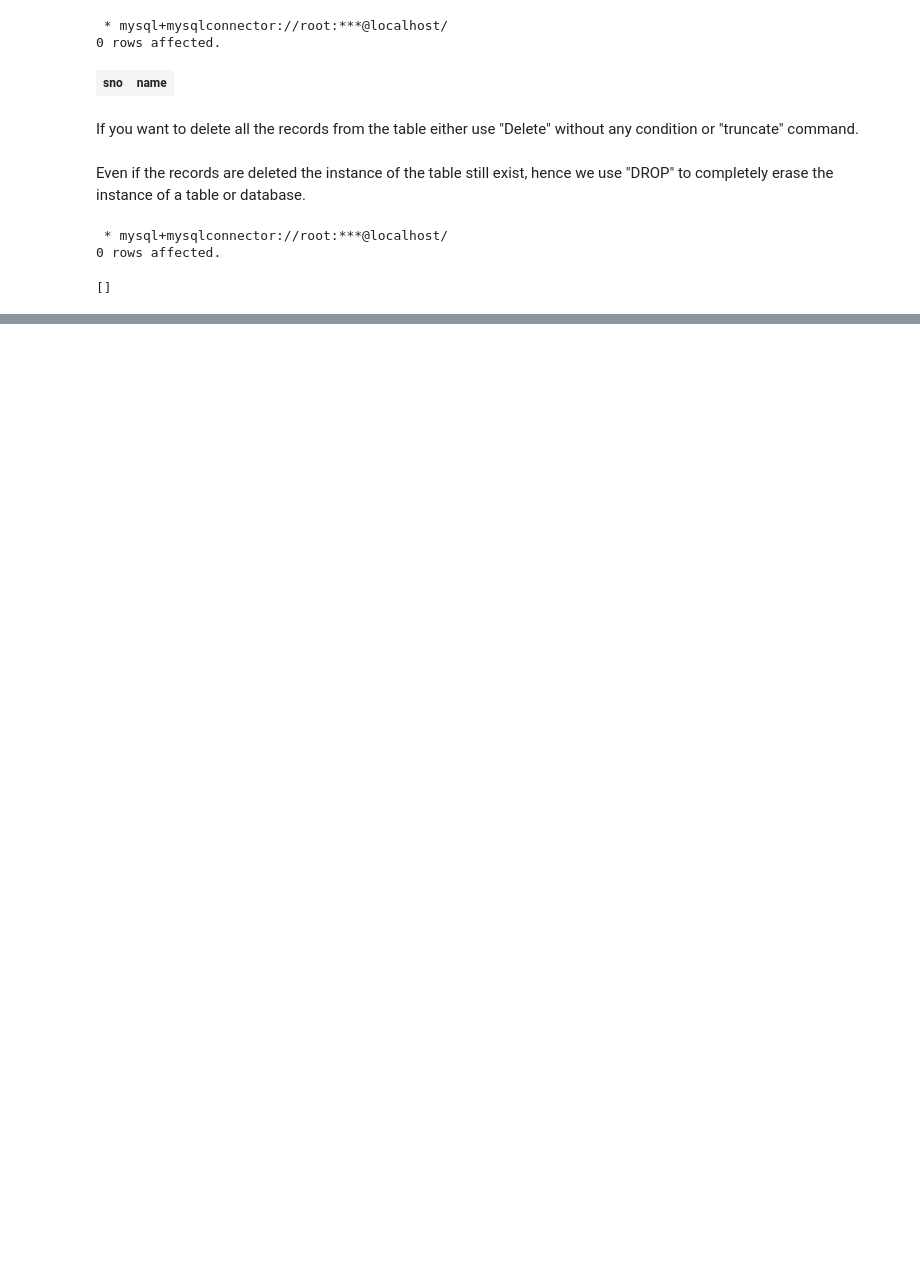
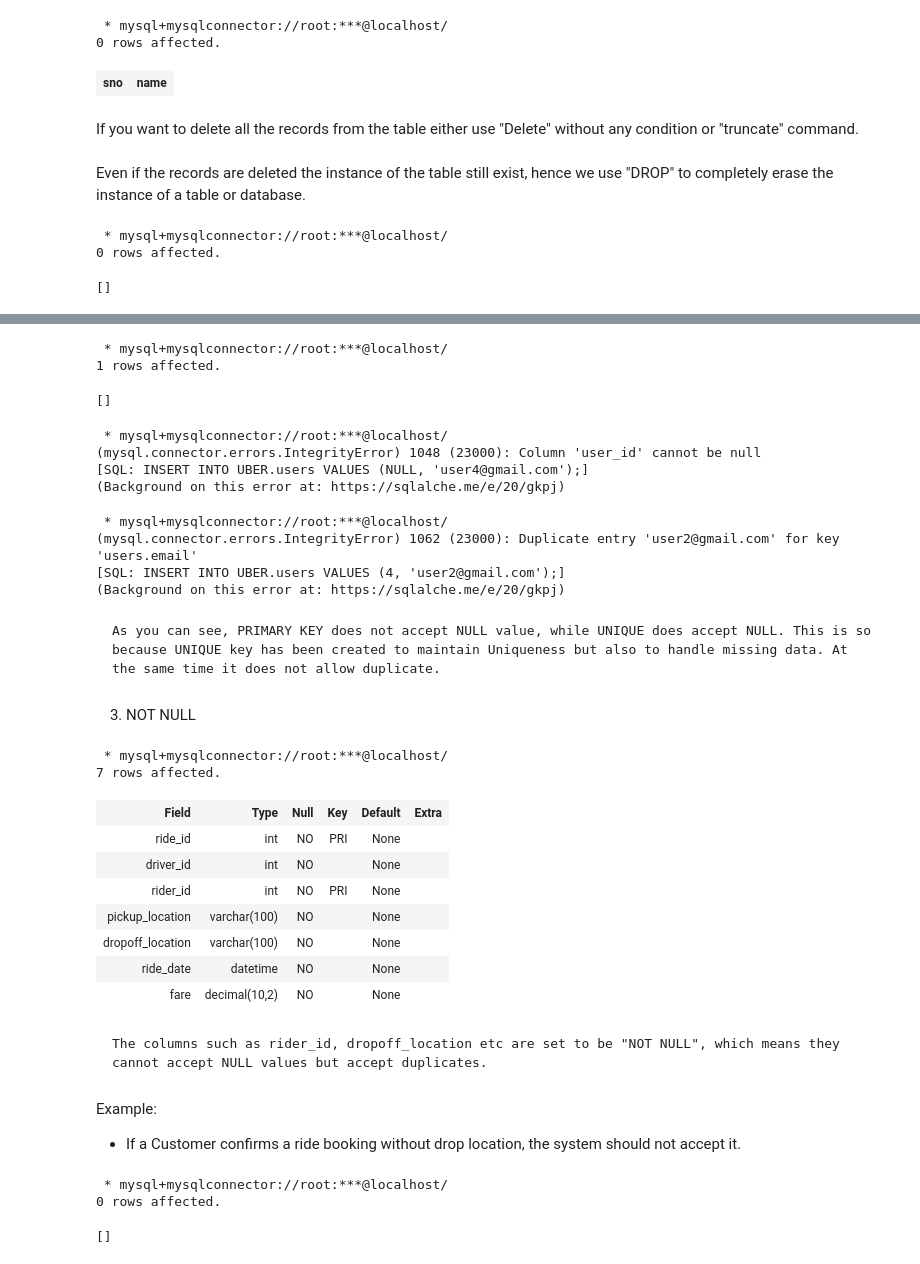
Before and after one commit to LShreeChaithanya/Solid_fundamentals_SQL, a Jupyter notebook: sql_learning.ipynb, the cells around one changed output, grey strips where cells are left out. Drawn from its saved outputs; the diff is of its cells as text; code cells hidden in the pictures; blank space fills up the shorter version.

```diff
--- a/sql_learning.ipynb
+++ b/sql_learning.ipynb
@@ -277,0 +812,57 @@ show tables;
+# %%
+%%sql
+
+INSERT INTO UBER.users VALUES (3, NULL);
+# %% [output]
+ * mysql+mysqlconnector://root:***@localhost/
+1 rows affected.
+[]
+# %%
+%%sql
+
+INSERT INTO UBER.users VALUES (NULL, 'user4@gmail.com');
+# %% [output]
+ * mysql+mysqlconnector://root:***@localhost/
+(mysql.connector.errors.IntegrityError) 1048 (23000): Column 'user_id' cannot be null
+[SQL: INSERT INTO UBER.users VALUES (NULL, 'user4@gmail.com');]
+(Background on this error at: https://sqlalche.me/e/20/gkpj)
+# %%
+%%sql
+
+INSERT INTO UBER.users VALUES (4, 'user2@gmail.com');
+# %% [output]
+ * mysql+mysqlconnector://root:***@localhost/
+(mysql.connector.errors.IntegrityError) 1062 (23000): Duplicate entry 'user2@gmail.com' for key 'users.email'
+[SQL: INSERT INTO UBER.users VALUES (4, 'user2@gmail.com');]
+(Background on this error at: https://sqlalche.me/e/20/gkpj)
+# %% [markdown]
+    As you can see, PRIMARY KEY does not accept NULL value, while UNIQUE does accept NULL. This is so because UNIQUE key has been created to maintain Uniqueness but also to handle missing data. At the same time it does not allow duplicate.
+# %% [markdown]
+3) NOT NULL
+# %%
+%%sql
+
+DESC UBER.rides;
+# %% [output]
+ * mysql+mysqlconnector://root:***@localhost/
+7 rows affected.
+| Field | Type | Null | Key | Default | Extra |
+| ride_id | int | NO | PRI | None |  |
+| driver_id | int | NO |  | None |  |
+| rider_id | int | NO | PRI | None |  |
+| pickup_location | varchar(100) | NO |  | None |  |
+| dropoff_location | varchar(100) | NO |  | None |  |
+| ride_date | datetime | NO |  | None |  |
+| fare | decimal(10,2) | NO |  | None |  |
+# %% [markdown]
+    The columns such as rider_id, dropoff_location etc are set to be "NOT NULL", which means they cannot accept NULL values but accept duplicates.
+# %% [markdown]
+Example:
+- If a Customer confirms a ride booking without drop location, the system should not accept it.
+# %%
+%%sql
+ALTER TABLE UBER.rides MODIFY COLUMN pickup_location VARCHAR(100) NULL;
+# %% [output]
+ * mysql+mysqlconnector://root:***@localhost/
+0 rows affected.
+[]
```
Also changed, not shown: parts of 110 cells of this notebook.
